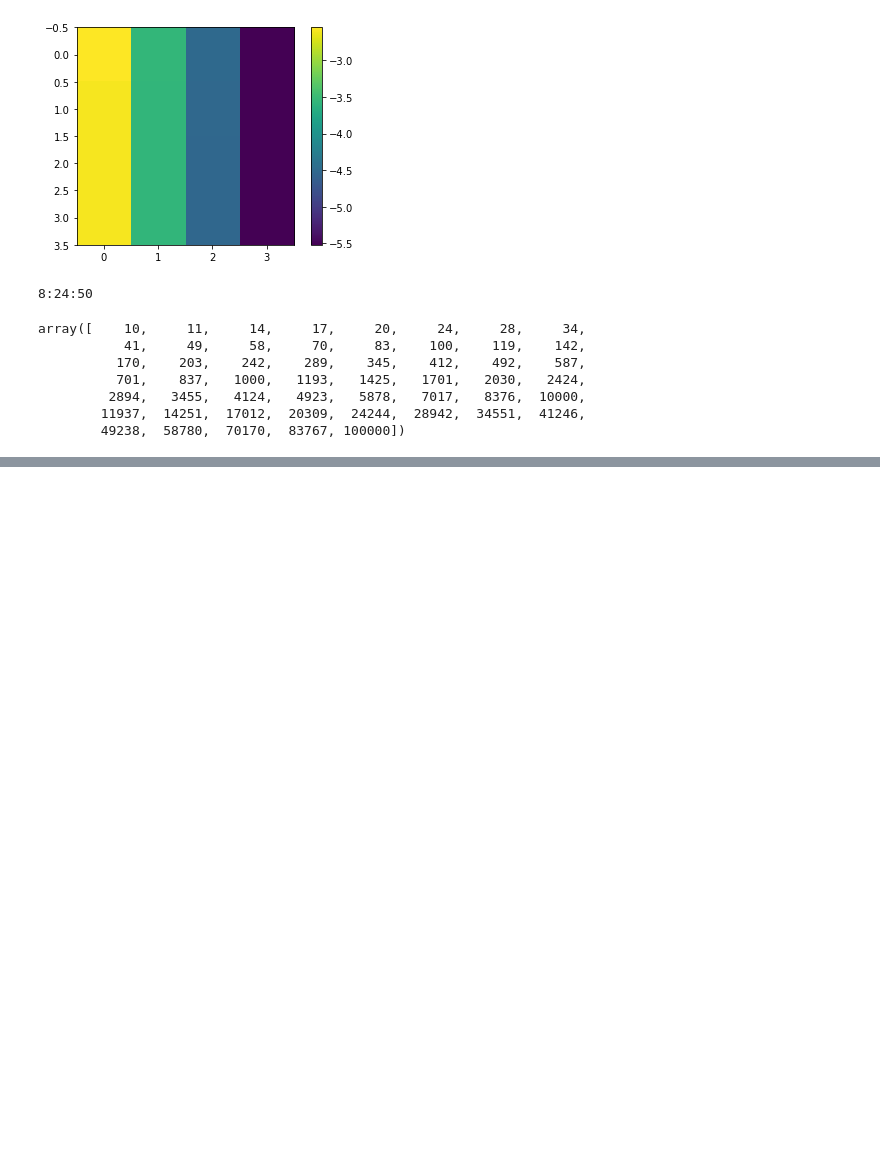
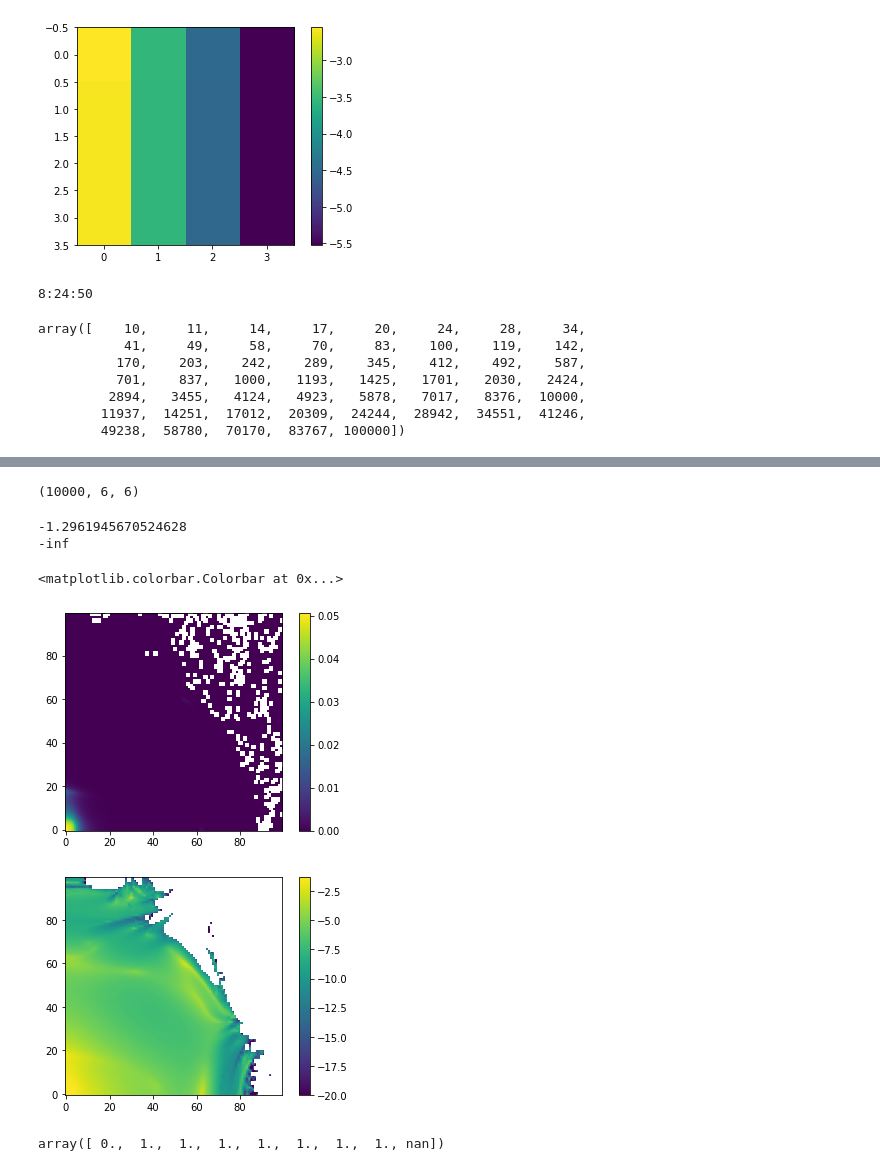
Before and after one commit to carlidel/lhc_dynamic_indicators, a Jupyter notebook: tests.ipynb, the cells around one changed output, grey strips where cells are left out. Drawn from its saved outputs; the diff is of its cells as text; code cells hidden in the pictures; blank space fills up the shorter version.

```diff
--- a/tests.ipynb
+++ b/tests.ipynb
@@ -147,0 +297,48 @@ array([    10,     11,     14,     17,     20,     24,     28,     34,
+# %%
+def simple_gali(gali_matrix):
+    if np.any(np.isnan(gali_matrix)):
+        return np.nan
+    else:
+        _, s, _ = np.linalg.svd(gali_matrix)
+        return np.prod(s)
+# %%
+gali_matrix = np.asarray([
+    [disp_x_x, disp_x_px, disp_x_y, disp_x_py, disp_x_zeta, disp_x_delta],
+    [disp_px_x, disp_px_px, disp_px_y, disp_px_py, disp_px_zeta, disp_px_delta],
+    [disp_y_x, disp_y_px, disp_y_y, disp_y_py, disp_y_zeta, disp_y_delta],
+    [disp_py_x, disp_py_px, disp_py_y, disp_py_py, disp_py_zeta, disp_py_delta],
+    [disp_zeta_x, disp_zeta_px, disp_zeta_y, disp_zeta_py, disp_zeta_zeta, disp_zeta_delta],
+    [disp_delta_x, disp_delta_px, disp_delta_y, disp_delta_py, disp_delta_zeta, disp_delta_delta],
+])
+# %%
+gali_matrix.shape
+# swap axes to get the right shape
+gali_matrix = np.transpose(gali_matrix, (2, 0, 1))
+gali_matrix.shape
+# %% [output]
+(10000, 6, 6)
+# %%
+gali = []
+for m in tqdm(gali_matrix):
+    gali.append(simple_gali(m))
+gali = np.asarray(gali)
+# %%
+plt.figure()
+plt.imshow((gali).reshape(100, 100), origin="lower")
+plt.colorbar()
+
+plt.figure()
+plt.imshow(np.log10(gali).reshape(100, 100), origin="lower", vmin=-20)
+print(np.nanmax(np.log10(gali)))
+print(np.nanmin(np.log10(gali)))
+plt.colorbar()
+# %% [output]
+-1.2961945670524628
+-inf
+<matplotlib.colorbar.Colorbar at 0x...>
+[figure, added]
+[figure, added]
+# %%
+np.unique(np.linalg.norm([disp_x_x, disp_x_px, disp_x_y, disp_x_py, disp_x_zeta, disp_x_delta], axis=0))
+# %% [output]
+array([ 0.,  1.,  1.,  1.,  1.,  1.,  1.,  1., nan])
```
Also changed, not shown: parts of 14 cells of this notebook, 8 other files.
